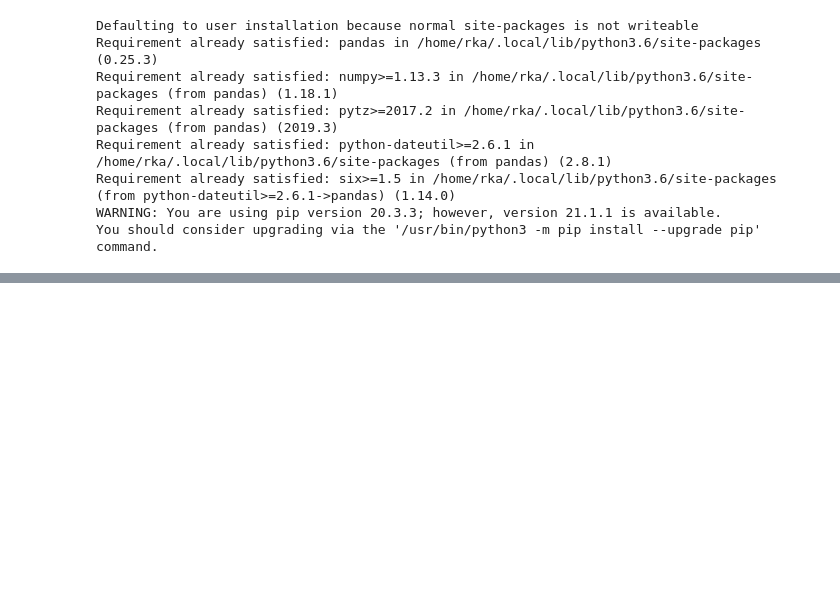
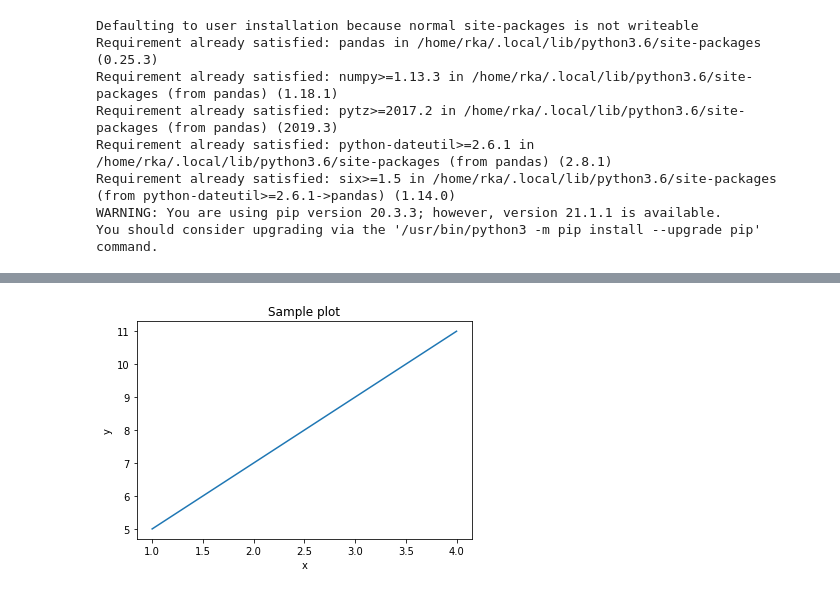
Before and after one commit to rakaar/Python-Classes, a Jupyter notebook: BasicDA.ipynb, the cells around one changed output, grey strips where cells are left out. Cells and saved outputs as stored; diff of their text form; code cells hidden in the pictures; blank space fills up the shorter version.

```diff
--- a/BasicDA.ipynb
+++ b/BasicDA.ipynb
@@ -294,0 +608,9 @@ You should consider upgrading via the '/usr/bin/python3 -m pip install --upgrade
+# %%
+plt.plot(x_axis_data, y_axis_data)
+plt.title('Sample plot')
+plt.xlabel('x')
+plt.ylabel('y')
+
+plt.show()
+# %% [output]
+[figure, added]
```
Also changed, not shown: parts of 68 cells of this notebook.
